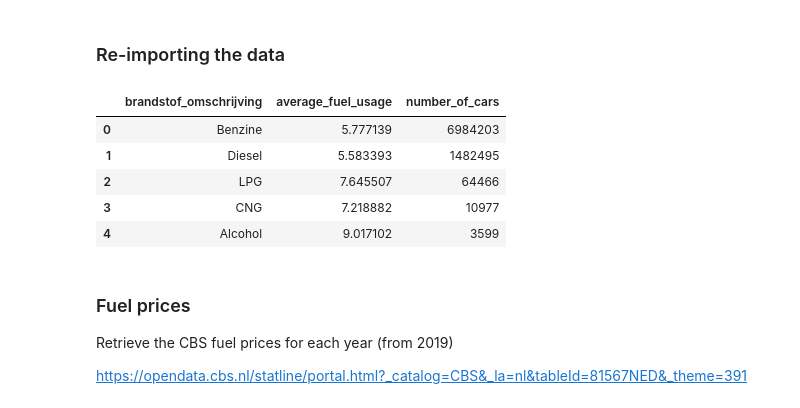
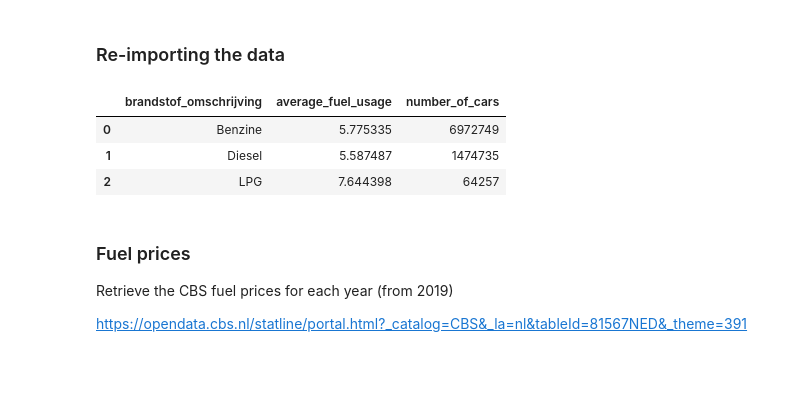
Before and after one commit to henkrehorst/uu_dss_project, a Jupyter notebook: dashboard/SeparateChartsForTesting/PriceComparison.ipynb, the cells around one changed output. Cells and saved outputs as stored; diff of their text form; code cells hidden in the pictures; blank space fills up the shorter version.

```diff
--- a/dashboard/SeparateChartsForTesting/PriceComparison.ipynb
+++ b/dashboard/SeparateChartsForTesting/PriceComparison.ipynb
@@ -371,15 +379,13 @@ ConventionalFuelUsage.to_csv('averageUsage.csv', index=False)
 ### Re-importing the data
 # %%
 import pandas as pd
-averageUsageCsv = pd.read_csv('averageUsage.csv')
-averageUsageCsv.head(20)
+ConventionalFuelUsage = pd.read_csv('averageUsage.csv')
+ConventionalFuelUsage.head(20)
 # %% [output]
 |  | brandstof_omschrijving | average_fuel_usage | number_of_cars |
-| 0 | Benzine | 5.777139 | 6984203 |
-| 1 | Diesel | 5.583393 | 1482495 |
-| 2 | LPG | 7.645507 | 64466 |
-| 3 | CNG | 7.218882 | 10977 |
-| 4 | Alcohol | 9.017102 | 3599 |
+| 0 | Benzine | 5.775335 | 6972749 |
+| 1 | Diesel | 5.587487 | 1474735 |
+| 2 | LPG | 7.644398 | 64257 |
 # %% [markdown]
 ### Fuel prices
 Retrieve the CBS fuel prices for each year (from 2019)
```
Also changed, not shown: parts of 13 cells of this notebook.
